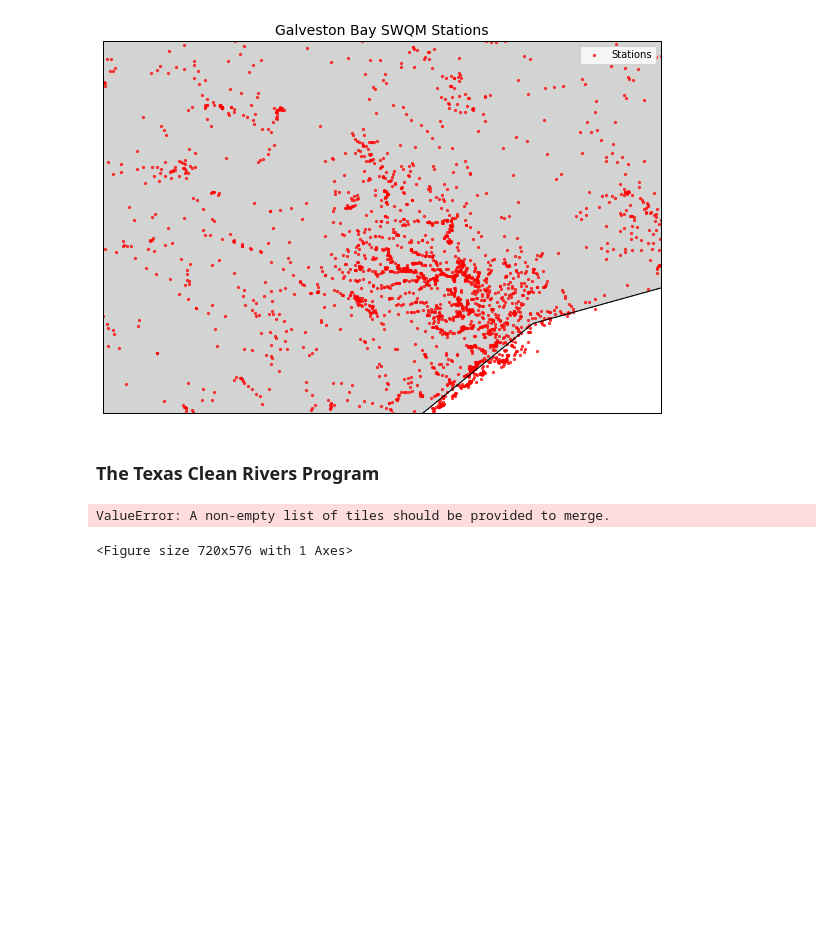
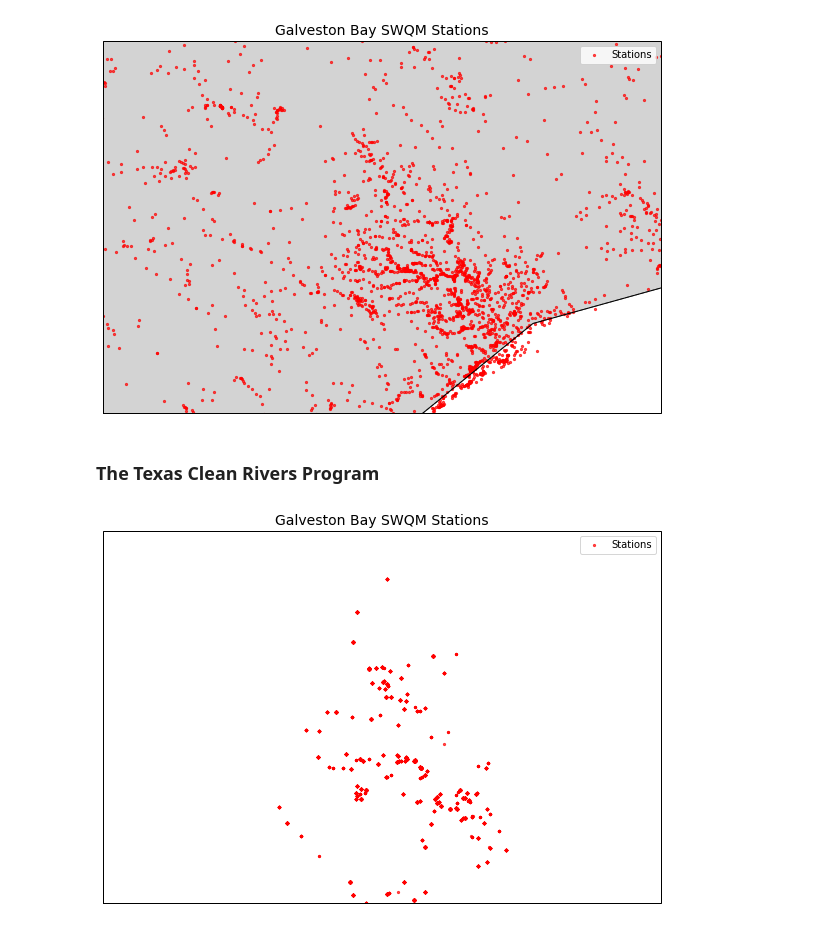
Before and after one commit to inmang13/ESDA_FinalProj_GalvestonBay, a Jupyter notebook: Observed_Data.ipynb, the cells around one changed output. Saved outputs shown, nothing was run; the diff lists cells and outputs as text; code cells hidden in the pictures; blank space fills up the shorter version.

```diff
--- a/LoadData.ipynb
+++ b/Observed_Data.ipynb
@@ -77,21 +72,20 @@ plt.show()
 # %%
 file_path = "/shared_space/Galveston_Bay/TST_Monitoring_Data_May2025_for_HGAC_Website.xlsx"
 cr = pd.read_excel(file_path)
 
 import cartopy.feature as cfeature
 import cartopy.io.img_tiles as cimgt
 
 stamen = cimgt.Stamen('terrain')
 fig = plt.figure(figsize=(10, 8))
 ax = plt.axes(projection=ccrs.PlateCarree())
 
-ax.add_image(stamen, 10)
+#ax.add_image(stamen, 10)
 ax.set_extent([-97, -94, 29, 31], crs=ccrs.PlateCarree())
 
 ax.scatter(cr["LONGITUDE"], cr["LATITUDE"], c="red", s=5, alpha=0.7, transform=ccrs.PlateCarree(),label="Stations")
 ax.set_title("Galveston Bay SWQM Stations", fontsize=14)
 plt.legend()
 plt.show()
 # %% [output]
-ValueError: A non-empty list of tiles should be provided to merge.
-<Figure size 720x576 with 1 Axes>
+[figure, added]
```
Also changed, not shown: parts of 2 cells of this notebook, 4 other files.
